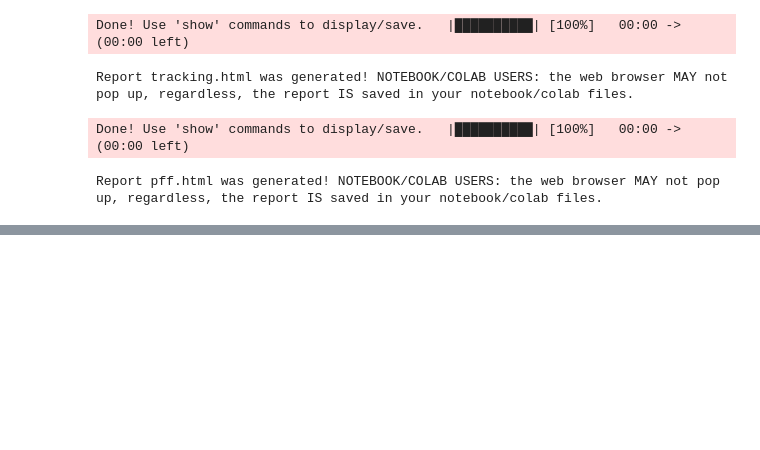
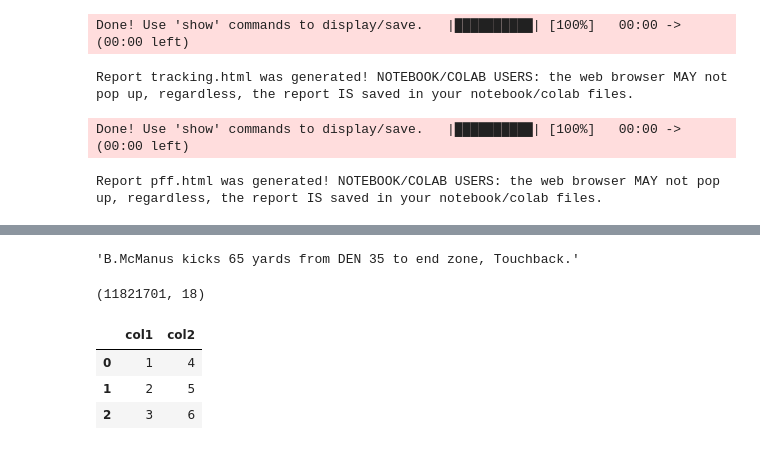
Before and after one commit to aj-ai/nfl_big_data_bowl_2022, a Jupyter notebook: eda.ipynb, the cells around one changed output, grey strips where cells are left out. Cells and saved outputs as stored; diff of their text form; code cells hidden in the pictures; blank space fills up the shorter version.

```diff
--- a/eda.ipynb
+++ b/eda.ipynb
@@ -58,0 +239,16 @@ Report pff.html was generated! NOTEBOOK/COLAB USERS: the web browser MAY not pop
+# %%
+df_plays.loc[(df_plays['gameId'] == 2019122913) & (df_plays['playId'] == 3017)]['playDescription'].iloc[0]
+# %% [output]
+'B.McManus kicks 65 yards from DEN 35 to end zone, Touchback.'
+# %%
+df_tracking.shape
+# %% [output]
+(11821701, 18)
+# %%
+test = pd.DataFrame([{'col1': 1, 'col2': 4}, {'col1': 2, 'col2': 5}, {'col1': 3, 'col2': 6}])
+test
+# %% [output]
+|  | col1 | col2 |
+| 0 | 1 | 4 |
+| 1 | 2 | 5 |
+| 2 | 3 | 6 |
```
Also changed, not shown: parts of 12 cells of this notebook, 10 other files.
